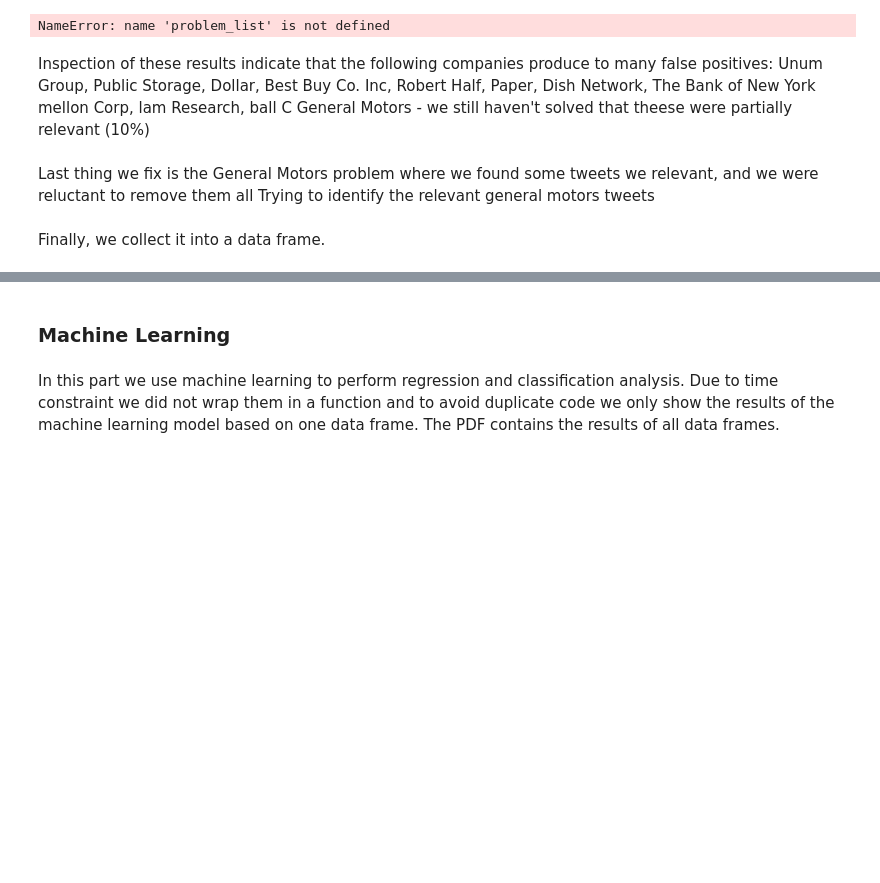
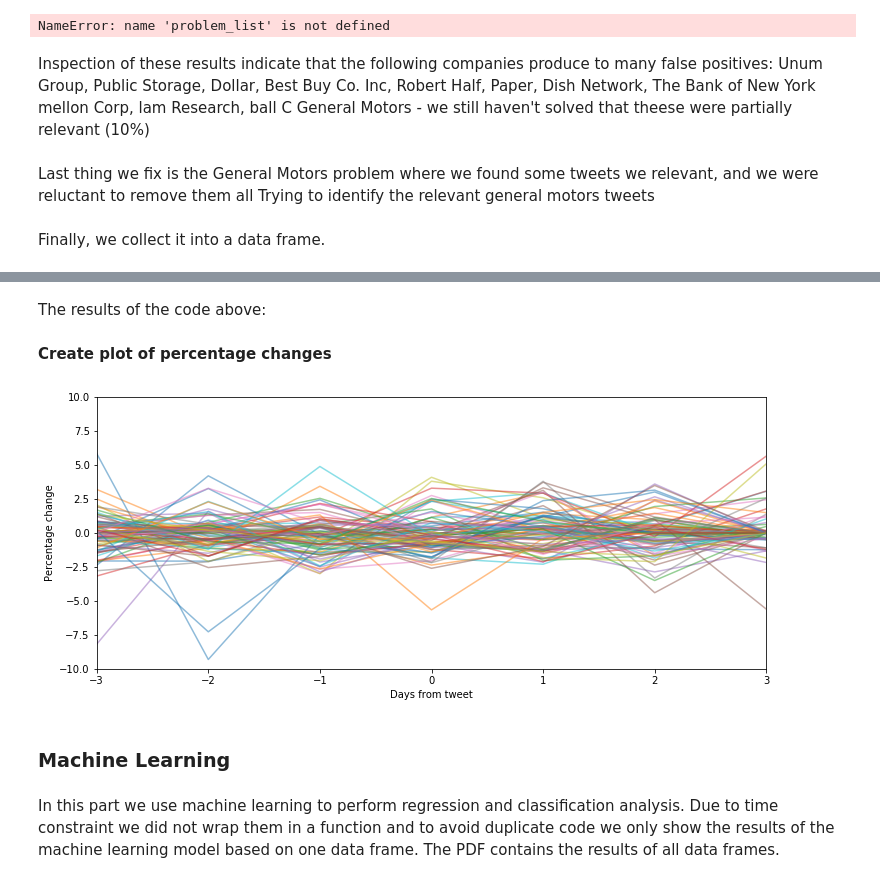
Before and after one commit to BjornCilleborg/sds2019, a Jupyter notebook: EXAM PROJECT/Exam Project.ipynb, the cells around one changed output, grey strips where cells are left out. Saved outputs shown, nothing was run; the diff lists cells and outputs as text; code cells hidden in the pictures; blank space fills up the shorter version.

```diff
--- a/EXAM PROJECT/Exam Project.ipynb
+++ b/EXAM PROJECT/Exam Project.ipynb
@@ -882,0 +888,3 @@ pickle.dump(df_relevant, open( "df_relevant.p", "wb" ) ) # saving data frame to
+# %%
+df_relevant_t = pickle.load( open( "df_relevant.p", "rb" ) )
+df_relevant_t.sort_values(by='Ticker')
@@ -882,0 +1006,3 @@ pickle.dump(df_relevant, open( "df_relevant.p", "wb" ) ) # saving data frame to
+# %%
+# pickle file to load data
+t_daily_data = pickle.load( open( "t_daily_data.p", "rb" ) )
@@ -883,3 +1064,63 @@ pickle.dump(df_relevant, open( "df_relevant.p", "wb" ) ) # saving data frame to
+# %% [markdown]
+The results of the code above:
+# %%
+# The code above was used four times to create four dataframes. These dataframes are made avaiable underneath
+df_complete_1 = pickle.load( open( "df_complete_1.p", "rb" ) )
+df_complete_2 = pickle.load( open( "df_complete_2.p", "rb" ) )
+df_complete_3 = pickle.load( open( "df_complete_3.p", "rb" ) )
+df_complete_4 = pickle.load( open( "df_complete_4.p", "rb" ) )
+
+# they were then used to create one final dataframe
+frames = [df_complete_1,df_complete_2,df_complete_3,df_complete_4]
+df_complete_final2 = pd.concat(frames)
+# %% [markdown]
+**Create plot of percentage changes**
+# %%
+# load dict that contains company tickers and date of tweet for specific company
+company_dict_final = pickle.load( open( "company_dict_final.p", "rb") )
+# %%
+dict_complete_abs = {}
+
+for key, value in company_dict_final.items():
+    start_data = t_daily_data[key]['Time Series (Daily)']
+    df = pd.DataFrame(start_data)
+    df = df.T
+    df['dates'] = df.index
+
+    date = key
+
+    start_date1 = str(pd.date_range(date,periods=1)-pd.Timedelta(days=4)) #choose how many days we want in the df
+    start_date = start_date1[16:26]
+
+    end_date1 = str(pd.date_range(date,periods=1)+pd.Timedelta(days=6))
+    end_date = end_date1[16:26]
+
+    df_dates = df[end_date:start_date]
+    liste = list(df_dates['5. adjusted close'])
+    dict_complete_abs.update({value:liste})
+
+df_g_complete = pd.DataFrame(dict([ (k,pd.Series(v)) for k,v in dict_complete_abs.items() ]))
+df = df.fillna(0)
+df_complete = df_g_complete.astype(float).pct_change(1)*100
+df_complete = df_complete[1:-1]
+
+# maybe delete outliers if possible, such as amazon
+
+#add extra column to show days from tweet
+days_from_tweet =[-3,-2,-1,0,1,2,3]
+df_complete['days from tweet'] = days_from_tweet
+
+#set index as new column
+df_complete = df_complete.set_index('days from tweet')
+
+# make a plot that displays the percentage changes in the closing values for the companies mentioned by Trump
+df_complete.plot(figsize=(12,5),legend=False,alpha=0.5,ylim=[-10,10])
+plt.xlabel('Days from tweet')
+plt.ylabel('Percentage change')
+plt.savefig('pct_change_stocks.png')
+plt.show()
+# %% [output]
+[figure, added]
 # %% [markdown]
 ### Machine Learning
 # %% [markdown]
```
Also changed, not shown: parts of 45 cells of this notebook.
